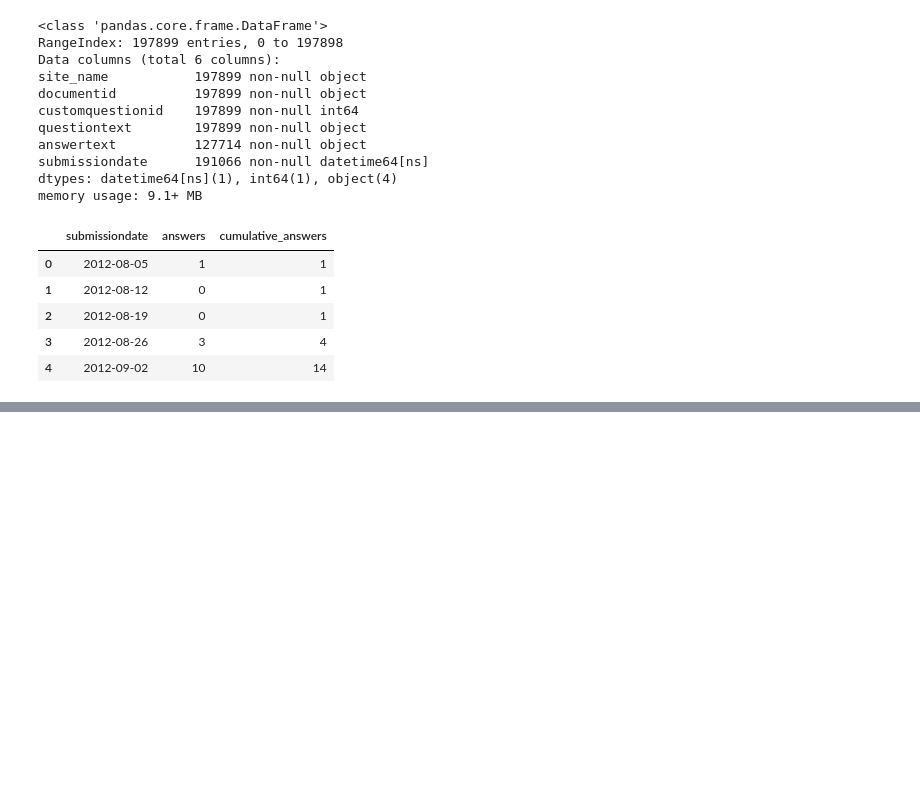
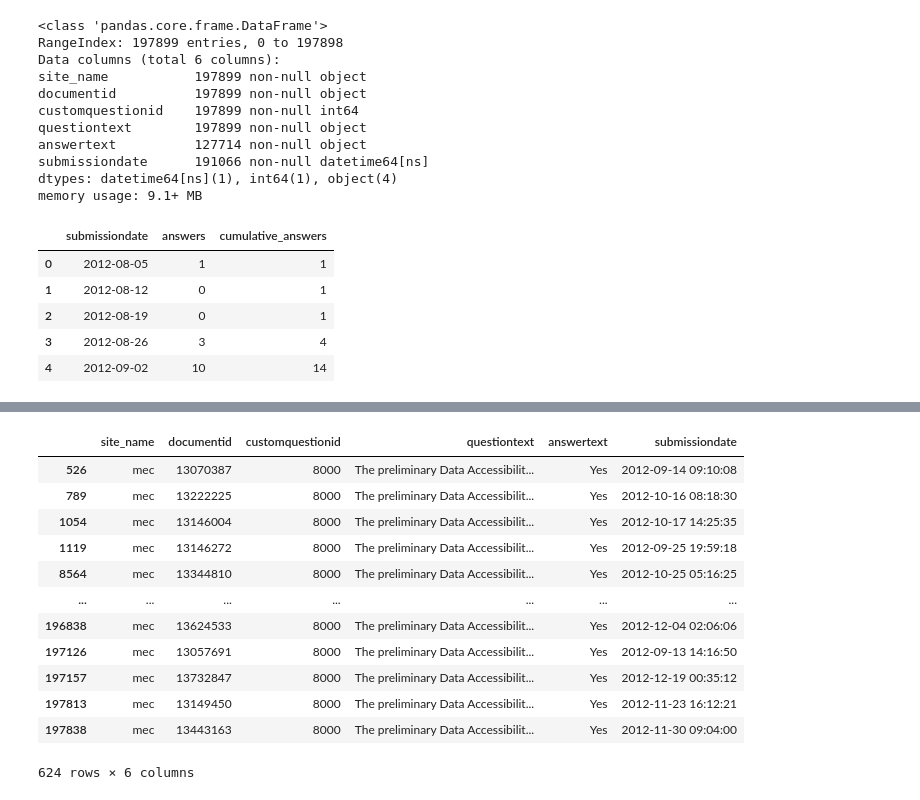
Before and after one commit to DWFlanagan/data-availability-statements, a Jupyter notebook: notebooks/0.3-DWFlanagan-EDA.ipynb, the cells around one changed output, grey strips where cells are left out. Drawn from its saved outputs; the diff is of its cells as text; code cells hidden in the pictures; blank space fills up the shorter version.

```diff
--- a/notebooks/0.3-DWFlanagan-EDA.ipynb
+++ b/notebooks/0.3-DWFlanagan-EDA.ipynb
@@ -137,0 +154,16 @@ fig.show()
+# %%
+filtered_questions.query("submissiondate < 2013")
+# %% [output]
+|  | site_name | documentid | customquestionid | questiontext | answertext | submissiondate |
+| 526 | mec | 13070387 | 8000 | The preliminary Data Accessibilit... | Yes | 2012-09-14 09:10:08 |
+| 789 | mec | 13222225 | 8000 | The preliminary Data Accessibilit... | Yes | 2012-10-16 08:18:30 |
+| 1054 | mec | 13146004 | 8000 | The preliminary Data Accessibilit... | Yes | 2012-10-17 14:25:35 |
+| 1119 | mec | 13146272 | 8000 | The preliminary Data Accessibilit... | Yes | 2012-09-25 19:59:18 |
+| 8564 | mec | 13344810 | 8000 | The preliminary Data Accessibilit... | Yes | 2012-10-25 05:16:25 |
+| ... | ... | ... | ... | ... | ... | ... |
+| 196838 | mec | 13624533 | 8000 | The preliminary Data Accessibilit... | Yes | 2012-12-04 02:06:06 |
+| 197126 | mec | 13057691 | 8000 | The preliminary Data Accessibilit... | Yes | 2012-09-13 14:16:50 |
+| 197157 | mec | 13732847 | 8000 | The preliminary Data Accessibilit... | Yes | 2012-12-19 00:35:12 |
+| 197813 | mec | 13149450 | 8000 | The preliminary Data Accessibilit... | Yes | 2012-11-23 16:12:21 |
+| 197838 | mec | 13443163 | 8000 | The preliminary Data Accessibilit... | Yes | 2012-11-30 09:04:00 |
+624 rows × 6 columns
```
Also changed, not shown: parts of 4 cells of this notebook.
